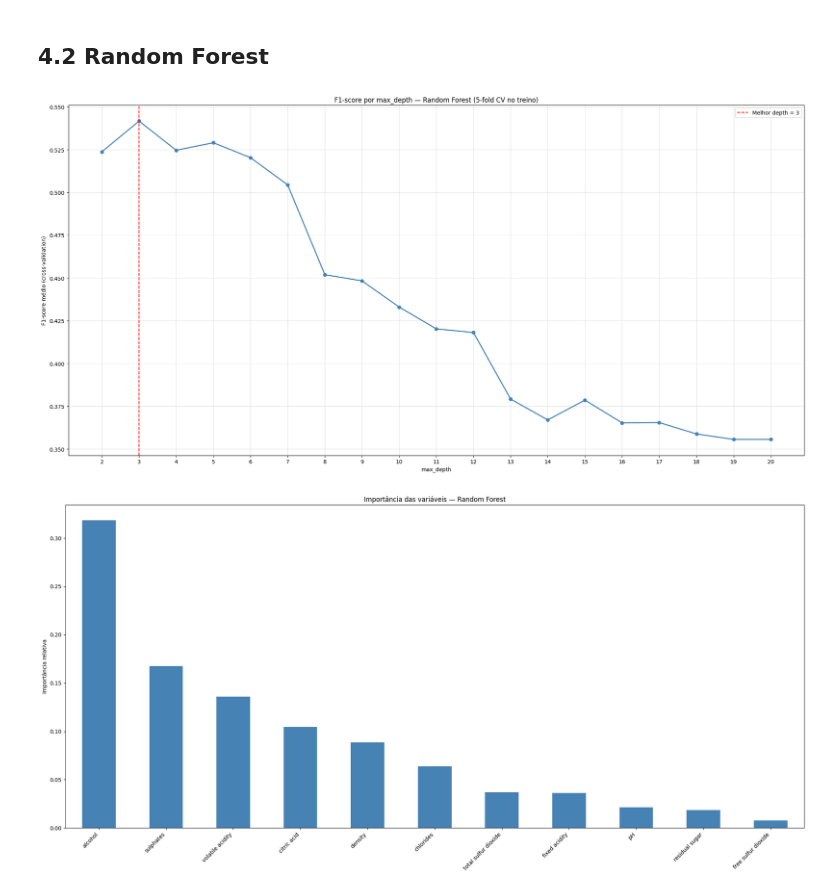
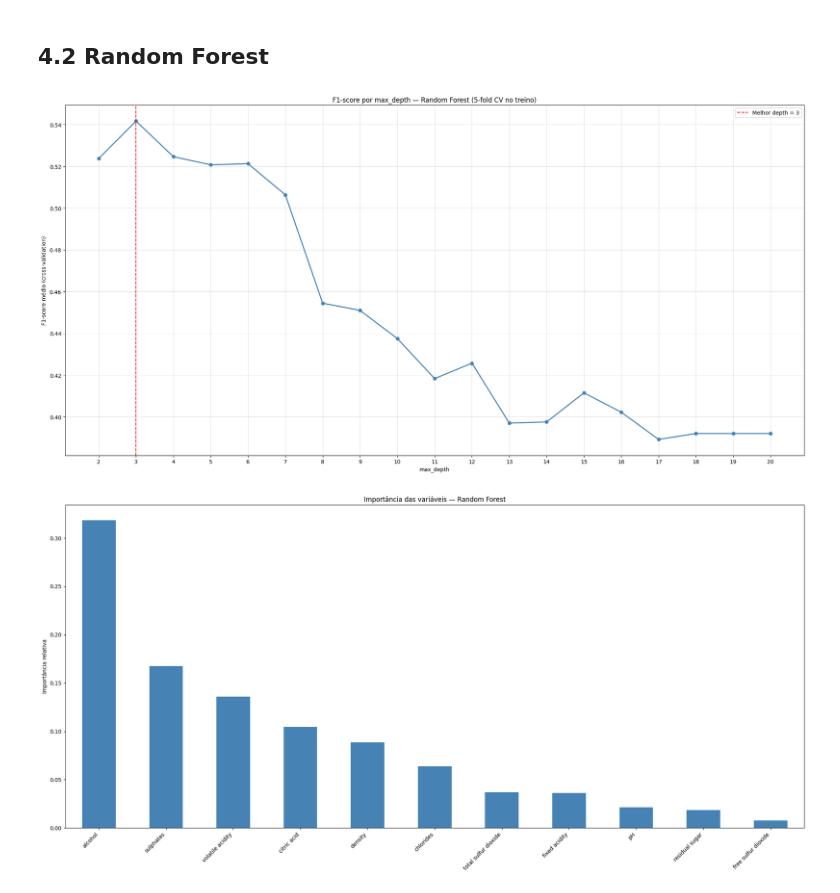
Before and after one commit to LaylaVenancio/machine-learning-wine-quality-classification, a Jupyter notebook: notebook/Tech_Challange_2ipynb.ipynb, the cells around one changed output. Cells and saved outputs as stored; diff of their text form; code cells hidden in the pictures.

```diff
--- a/notebook/Tech_Challange_2ipynb.ipynb
+++ b/notebook/Tech_Challange_2ipynb.ipynb
@@ -322,32 +335,32 @@ y_pred_knn = modelo_KNN.predict(X_test_scaled)
 # %%
 max_depths = range(2, 21)
 cv_f1_scores_rf = []
 
 for depth in max_depths:
     rf = RandomForestClassifier(
         n_estimators=100,
         max_depth=depth,
         class_weight='balanced',
         random_state=42
     )
-    scores = cross_val_score(rf, X_train, y_train, cv=cv, scoring='f1')
+    scores = cross_val_score(rf, X_train_scaled, y_train, cv=cv, scoring='f1')
     cv_f1_scores_rf.append(scores.mean())
 
 melhor_depth = list(max_depths)[np.argmax(cv_f1_scores_rf)]
 
 plt.figure(figsize=(20, 10))
 plt.plot(max_depths, cv_f1_scores_rf, marker='o', color='steelblue', linewidth=2)
 plt.axvline(x=melhor_depth, color='red', linestyle='--', label=f'Melhor depth = {melhor_depth}')
 plt.xlabel('max_depth')
 plt.ylabel('F1-score médio (cross-validation)')
 plt.title('F1-score por max_depth — Random Forest (5-fold CV no treino)')
 plt.xticks(max_depths)
 plt.legend()
 plt.grid(True, alpha=0.4)
 plt.tight_layout()
 plt.show()
 # %% [output]
-[figure, old version]
+[figure, new version]
 # %%
 modelo_RF_final = RandomForestClassifier(
     n_estimators=100,
```
Also changed, not shown: parts of 4 cells of this notebook.
